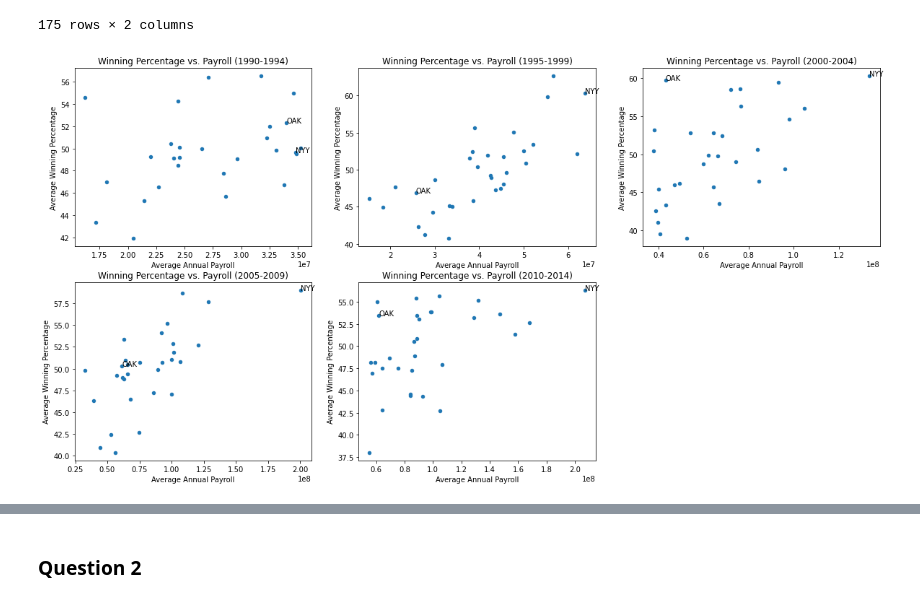
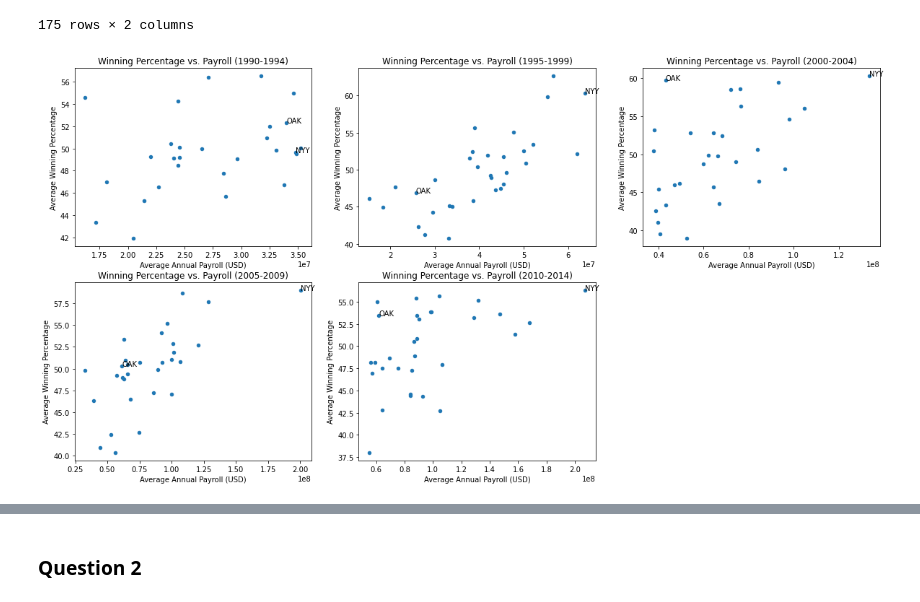
Before and after one commit to jpdevito/cmsc320, a Jupyter notebook: Project 2.ipynb, the cells around one changed output, grey strips where cells are left out. Saved outputs shown, nothing was run; the diff lists cells and outputs as text; code cells hidden in the pictures.

```diff
--- a/Project 2.ipynb
+++ b/Project 2.ipynb
@@ -126,32 +169,32 @@ means = means.dropna()
 # creates 5 subplots
 fig, axes = plt.subplots(nrows=2, ncols=3, figsize=(20, 10))
 fig.delaxes(axes[1][2])
 
 # plots the data
 means.loc["A"].plot.scatter(x="payroll", y="winPercent", ax=axes[0][0], title="Winning Percentage vs. Payroll (1990-1994)")
 # adds a label "OAK" for the point representing the Oakland A's
 axes[0, 0].text(means.loc["A"].at["OAK", "payroll"], means.loc["A"].at["OAK", "winPercent"], "OAK")
 # adds a label "NYY" for the point representing the New York Yankees
 axes[0, 0].text(means.loc["A"].at["NYA", "payroll"], means.loc["A"].at["NYA", "winPercent"], "NYY")
 
 means.loc["B"].plot.scatter(x="payroll", y="winPercent", ax=axes[0][1], title="Winning Percentage vs. Payroll (1995-1999)")
 axes[0, 1].text(means.loc["B"].at["OAK", "payroll"], means.loc["B"].at["OAK", "winPercent"], "OAK")
 axes[0, 1].text(means.loc["B"].at["NYA", "payroll"], means.loc["B"].at["NYA", "winPercent"], "NYY")
 
 means.loc["C"].plot.scatter(x="payroll", y="winPercent", ax=axes[0][2], title="Winning Percentage vs. Payroll (2000-2004)")
 axes[0, 2].text(means.loc["C"].at["OAK", "payroll"], means.loc["C"].at["OAK", "winPercent"], "OAK")
 axes[0, 2].text(means.loc["C"].at["NYA", "payroll"], means.loc["C"].at["NYA", "winPercent"], "NYY")
 
 means.loc["D"].plot.scatter(x="payroll", y="winPercent", ax=axes[1][0], title="Winning Percentage vs. Payroll (2005-2009)")
 axes[1, 0].text(means.loc["D"].at["OAK", "payroll"], means.loc["D"].at["OAK", "winPercent"], "OAK")
 axes[1, 0].text(means.loc["D"].at["NYA", "payroll"], means.loc["D"].at["NYA", "winPercent"], "NYY")
 
 means.loc["E"].plot.scatter(x="payroll", y="winPercent", ax=axes[1][1], title="Winning Percentage vs. Payroll (2010-2014)")
 axes[1, 1].text(means.loc["E"].at["OAK", "payroll"], means.loc["E"].at["OAK", "winPercent"], "OAK")
 axes[1, 1].text(means.loc["E"].at["NYA", "payroll"], means.loc["E"].at["NYA", "winPercent"], "NYY")
 
-plt.setp(axes, xlabel="Average Annual Payroll")
+plt.setp(axes, xlabel="Average Annual Payroll (USD)")
 # added "_ =" for clean output
 _ = plt.setp(axes, ylabel="Average Winning Percentage")
 # %% [output]
-[figure, old version]
+[figure, new version]
```
Also changed, not shown: parts of 18 cells of this notebook.
